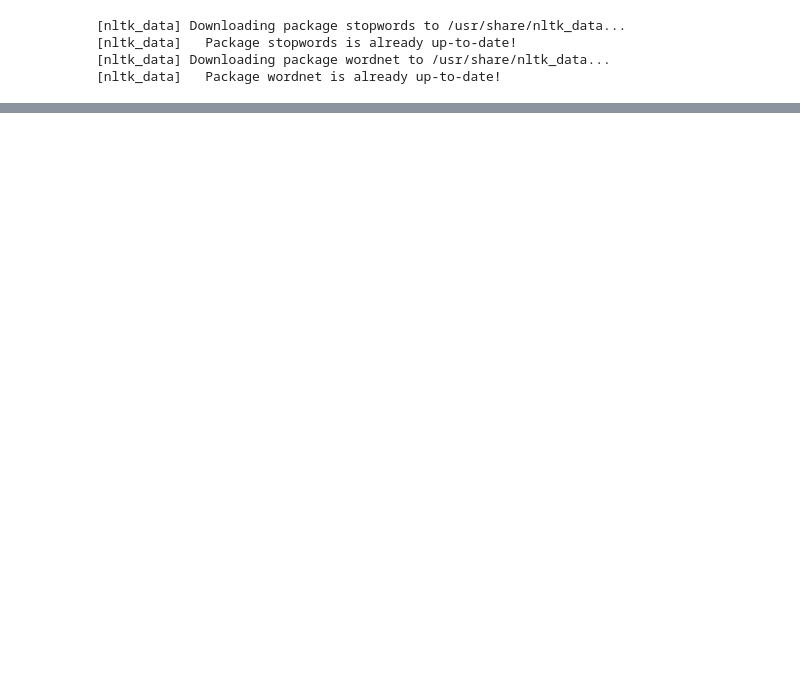
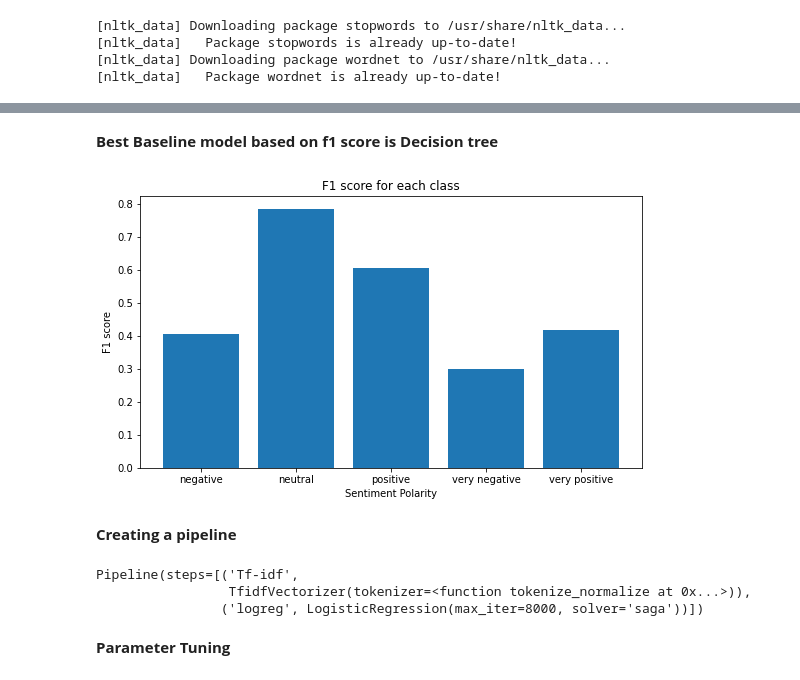
Before and after one commit to ArunGautham-Soundarrajan/subreddit_sentiment_classification, a Jupyter notebook: main.ipynb, the cells around one changed output, grey strips where cells are left out. Saved outputs shown, nothing was run; the diff lists cells and outputs as text; code cells hidden in the pictures; blank space fills up the shorter version.

```diff
--- a/main.ipynb
+++ b/main.ipynb
@@ -487,0 +328,7 @@ np.logspace(-3,5,9)
+# %%
+from sklearn.tree import DecisionTreeClassifier
+
+dtc = DecisionTreeClassifier().fit(train_features_tfidf,train_labels)
+train_pred = dtc.predict(train_features_tfidf)
+y_pred = dtc.predict(test_features_tfidf)
+evaluation_summary('Decision Tree with TF-IDF',train_pred,train_labels, y_pred,test_labels)
@@ -487,0 +353,34 @@ np.logspace(-3,5,9)
+# %% [markdown]
+**Best Baseline model based on f1 score is Decision tree**
+# %%
+best_model_report = classification_report(y_pred, test_labels, digits=3, zero_division = 0, output_dict = True)
+report_df = pd.DataFrame(best_model_report).transpose()
+plt.figure(figsize=(9,5))
+plt.bar(x=report_df.index[:5], height= report_df['f1-score'][:5])
+plt.xticks([0,1,2,3,4],le.classes_)
+plt.xlabel('Sentiment Polarity')
+plt.ylabel('F1 score')
+plt.title('F1 score for each class')
+plt.show()
+# %% [output]
+[figure, added]
+# %% [markdown]
+**Creating a pipeline**
+# %%
+#Base Line model
+from sklearn.pipeline import Pipeline
+
+prediction_pipeline = Pipeline([
+              ('Tf-idf', TfidfVectorizer(tokenizer=tokenize_normalize)),
+              ('logreg', LogisticRegression(solver='saga', max_iter=8000))
+              ])
+prediction_pipeline.fit(train_data['body'], train_labels)
+#val_pred = prediction_pipeline.predict(validation_data['body'])
+#val_pred = prediction_pipeline.predict(validation_features_tfidf)
+#evaluation_summary('LR-Tf-idf pipeline', val_pred,validation_labels)
+# %% [output]
+Pipeline(steps=[('Tf-idf',
+                 TfidfVectorizer(tokenizer=<function tokenize_normalize at 0x...>)),
+                ('logreg', LogisticRegression(max_iter=8000, solver='saga'))])
+# %% [markdown]
+**Parameter Tuning**
```
Also changed, not shown: parts of 74 cells of this notebook.
